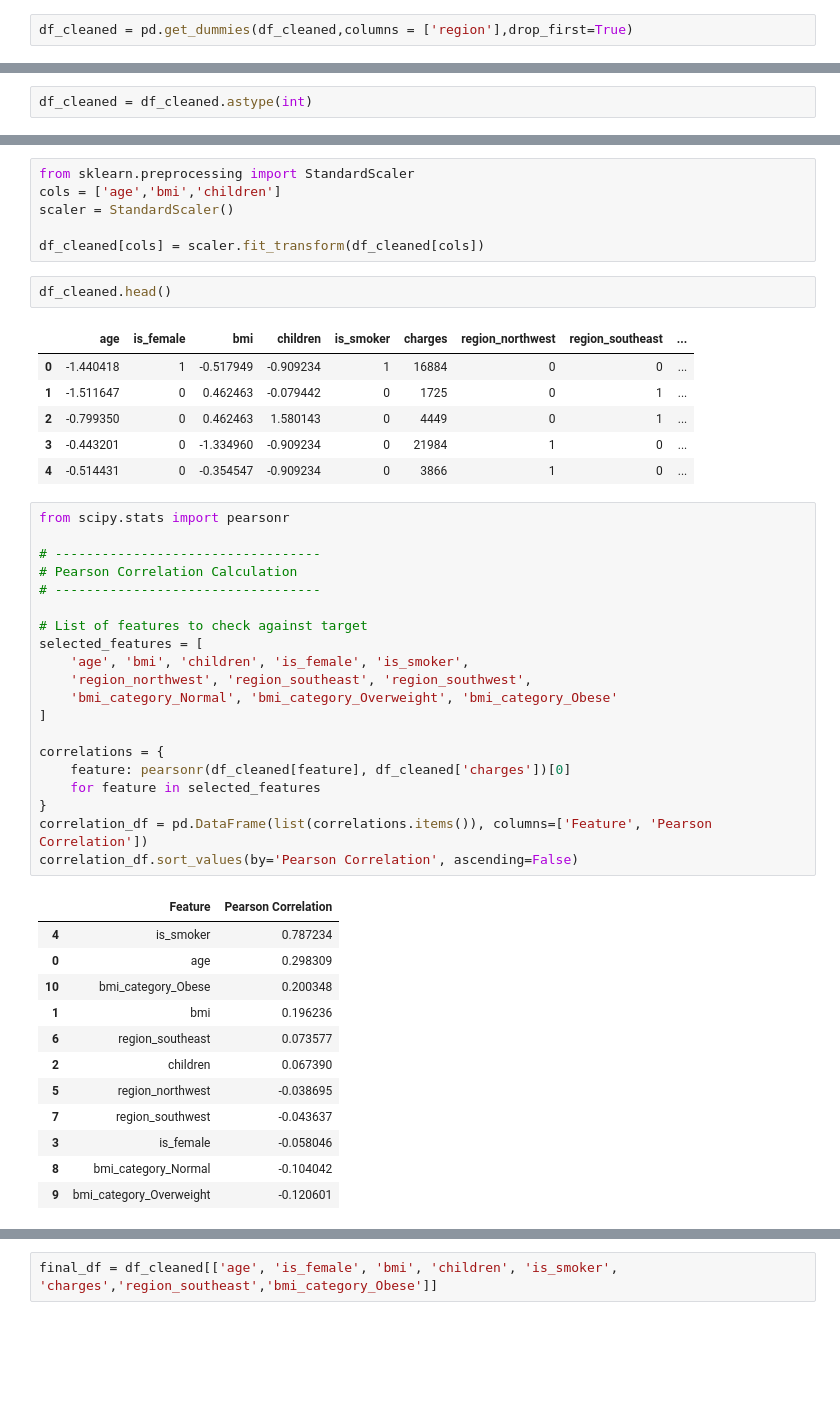
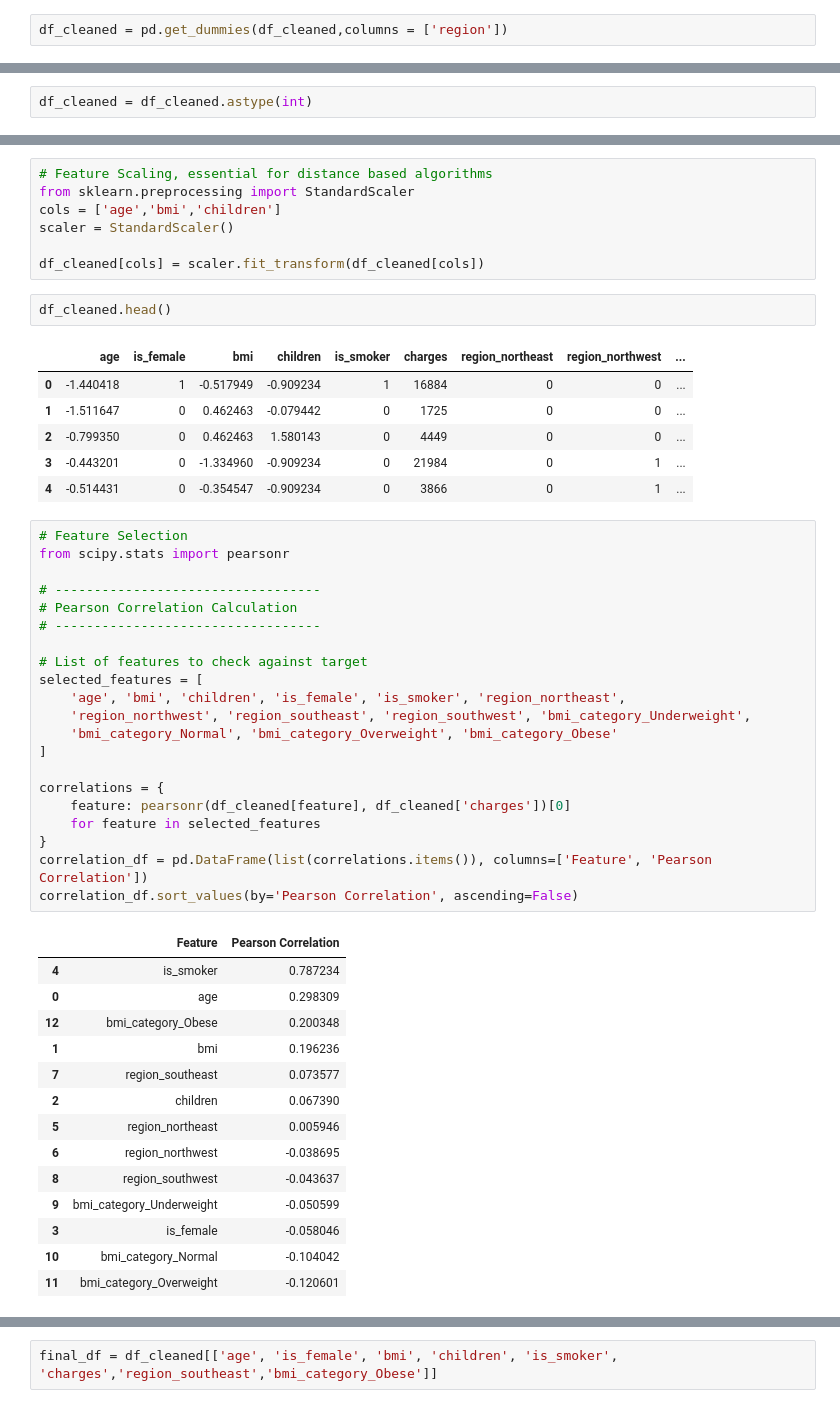
Before and after one commit to Krishna-code-web/data-science-journey, a Jupyter notebook: machine_learning/part1/insurance.ipynb, the cells around one changed output, grey strips where cells are left out. Saved outputs shown, nothing was run; the diff lists cells and outputs as text; blank space fills up the shorter version.

```diff
--- a/machine_learning/part1/insurance.ipynb
+++ b/machine_learning/part1/insurance.ipynb
@@ -232,7 +235,7 @@ northwest    325
 northeast    324
 Name: count, dtype: int64
 # %%
-df_cleaned = pd.get_dummies(df_cleaned,columns = ['region'],drop_first=True)
+df_cleaned = pd.get_dummies(df_cleaned,columns = ['region'])
 # %%
 df_cleaned.head()
 # %% [output]
@@ -330,4 +317,5 @@ Note: you may need to restart the kernel to use updated packages.
 # %%
+# Feature Scaling, essential for distance based algorithms
 from sklearn.preprocessing import StandardScaler
 cols = ['age','bmi','children']
 scaler = StandardScaler()
@@ -336,42 +324,45 @@ df_cleaned[cols] = scaler.fit_transform(df_cleaned[cols])
 # %%
 df_cleaned.head()
 # %% [output]
-|  | age | is_female | bmi | children | is_smoker | charges | region_northwest | region_southeast | ... |
+|  | age | is_female | bmi | children | is_smoker | charges | region_northeast | region_northwest | ... |
 | 0 | -1.440418 | 1 | -0.517949 | -0.909234 | 1 | 16884 | 0 | 0 | ... |
-| 1 | -1.511647 | 0 | 0.462463 | -0.079442 | 0 | 1725 | 0 | 1 | ... |
-| 2 | -0.799350 | 0 | 0.462463 | 1.580143 | 0 | 4449 | 0 | 1 | ... |
-| 3 | -0.443201 | 0 | -1.334960 | -0.909234 | 0 | 21984 | 1 | 0 | ... |
-| 4 | -0.514431 | 0 | -0.354547 | -0.909234 | 0 | 3866 | 1 | 0 | ... |
+| 1 | -1.511647 | 0 | 0.462463 | -0.079442 | 0 | 1725 | 0 | 0 | ... |
+| 2 | -0.799350 | 0 | 0.462463 | 1.580143 | 0 | 4449 | 0 | 0 | ... |
+| 3 | -0.443201 | 0 | -1.334960 | -0.909234 | 0 | 21984 | 0 | 1 | ... |
+| 4 | -0.514431 | 0 | -0.354547 | -0.909234 | 0 | 3866 | 0 | 1 | ... |
 # %%
+# Feature Selection
 from scipy.stats import pearsonr
 
 # ----------------------------------
 # Pearson Correlation Calculation
 # ----------------------------------
 
 # List of features to check against target
 selected_features = [
-    'age', 'bmi', 'children', 'is_female', 'is_smoker',
-    'region_northwest', 'region_southeast', 'region_southwest',
+    'age', 'bmi', 'children', 'is_female', 'is_smoker', 'region_northeast',
+    'region_northwest', 'region_southeast', 'region_southwest', 'bmi_category_Underweight',
     'bmi_category_Normal', 'bmi_category_Overweight', 'bmi_category_Obese'
 ]
 
 correlations = {
     feature: pearsonr(df_cleaned[feature], df_cleaned['charges'])[0]
     for feature in selected_features
 }
 correlation_df = pd.DataFrame(list(correlations.items()), columns=['Feature', 'Pearson Correlation'])
 correlation_df.sort_values(by='Pearson Correlation', ascending=False)
 # %% [output]
 |  | Feature | Pearson Correlation |
 | 4 | is_smoker | 0.787234 |
 | 0 | age | 0.298309 |
-| 10 | bmi_category_Obese | 0.200348 |
+| 12 | bmi_category_Obese | 0.200348 |
 | 1 | bmi | 0.196236 |
-| 6 | region_southeast | 0.073577 |
+| 7 | region_southeast | 0.073577 |
 | 2 | children | 0.067390 |
-| 5 | region_northwest | -0.038695 |
-| 7 | region_southwest | -0.043637 |
+| 5 | region_northeast | 0.005946 |
+| 6 | region_northwest | -0.038695 |
+| 8 | region_southwest | -0.043637 |
+| 9 | bmi_category_Underweight | -0.050599 |
 | 3 | is_female | -0.058046 |
-| 8 | bmi_category_Normal | -0.104042 |
-| 9 | bmi_category_Overweight | -0.120601 |
+| 10 | bmi_category_Normal | -0.104042 |
+| 11 | bmi_category_Overweight | -0.120601 |
```
Also changed, not shown: parts of 16 cells of this notebook, 5 other files.
